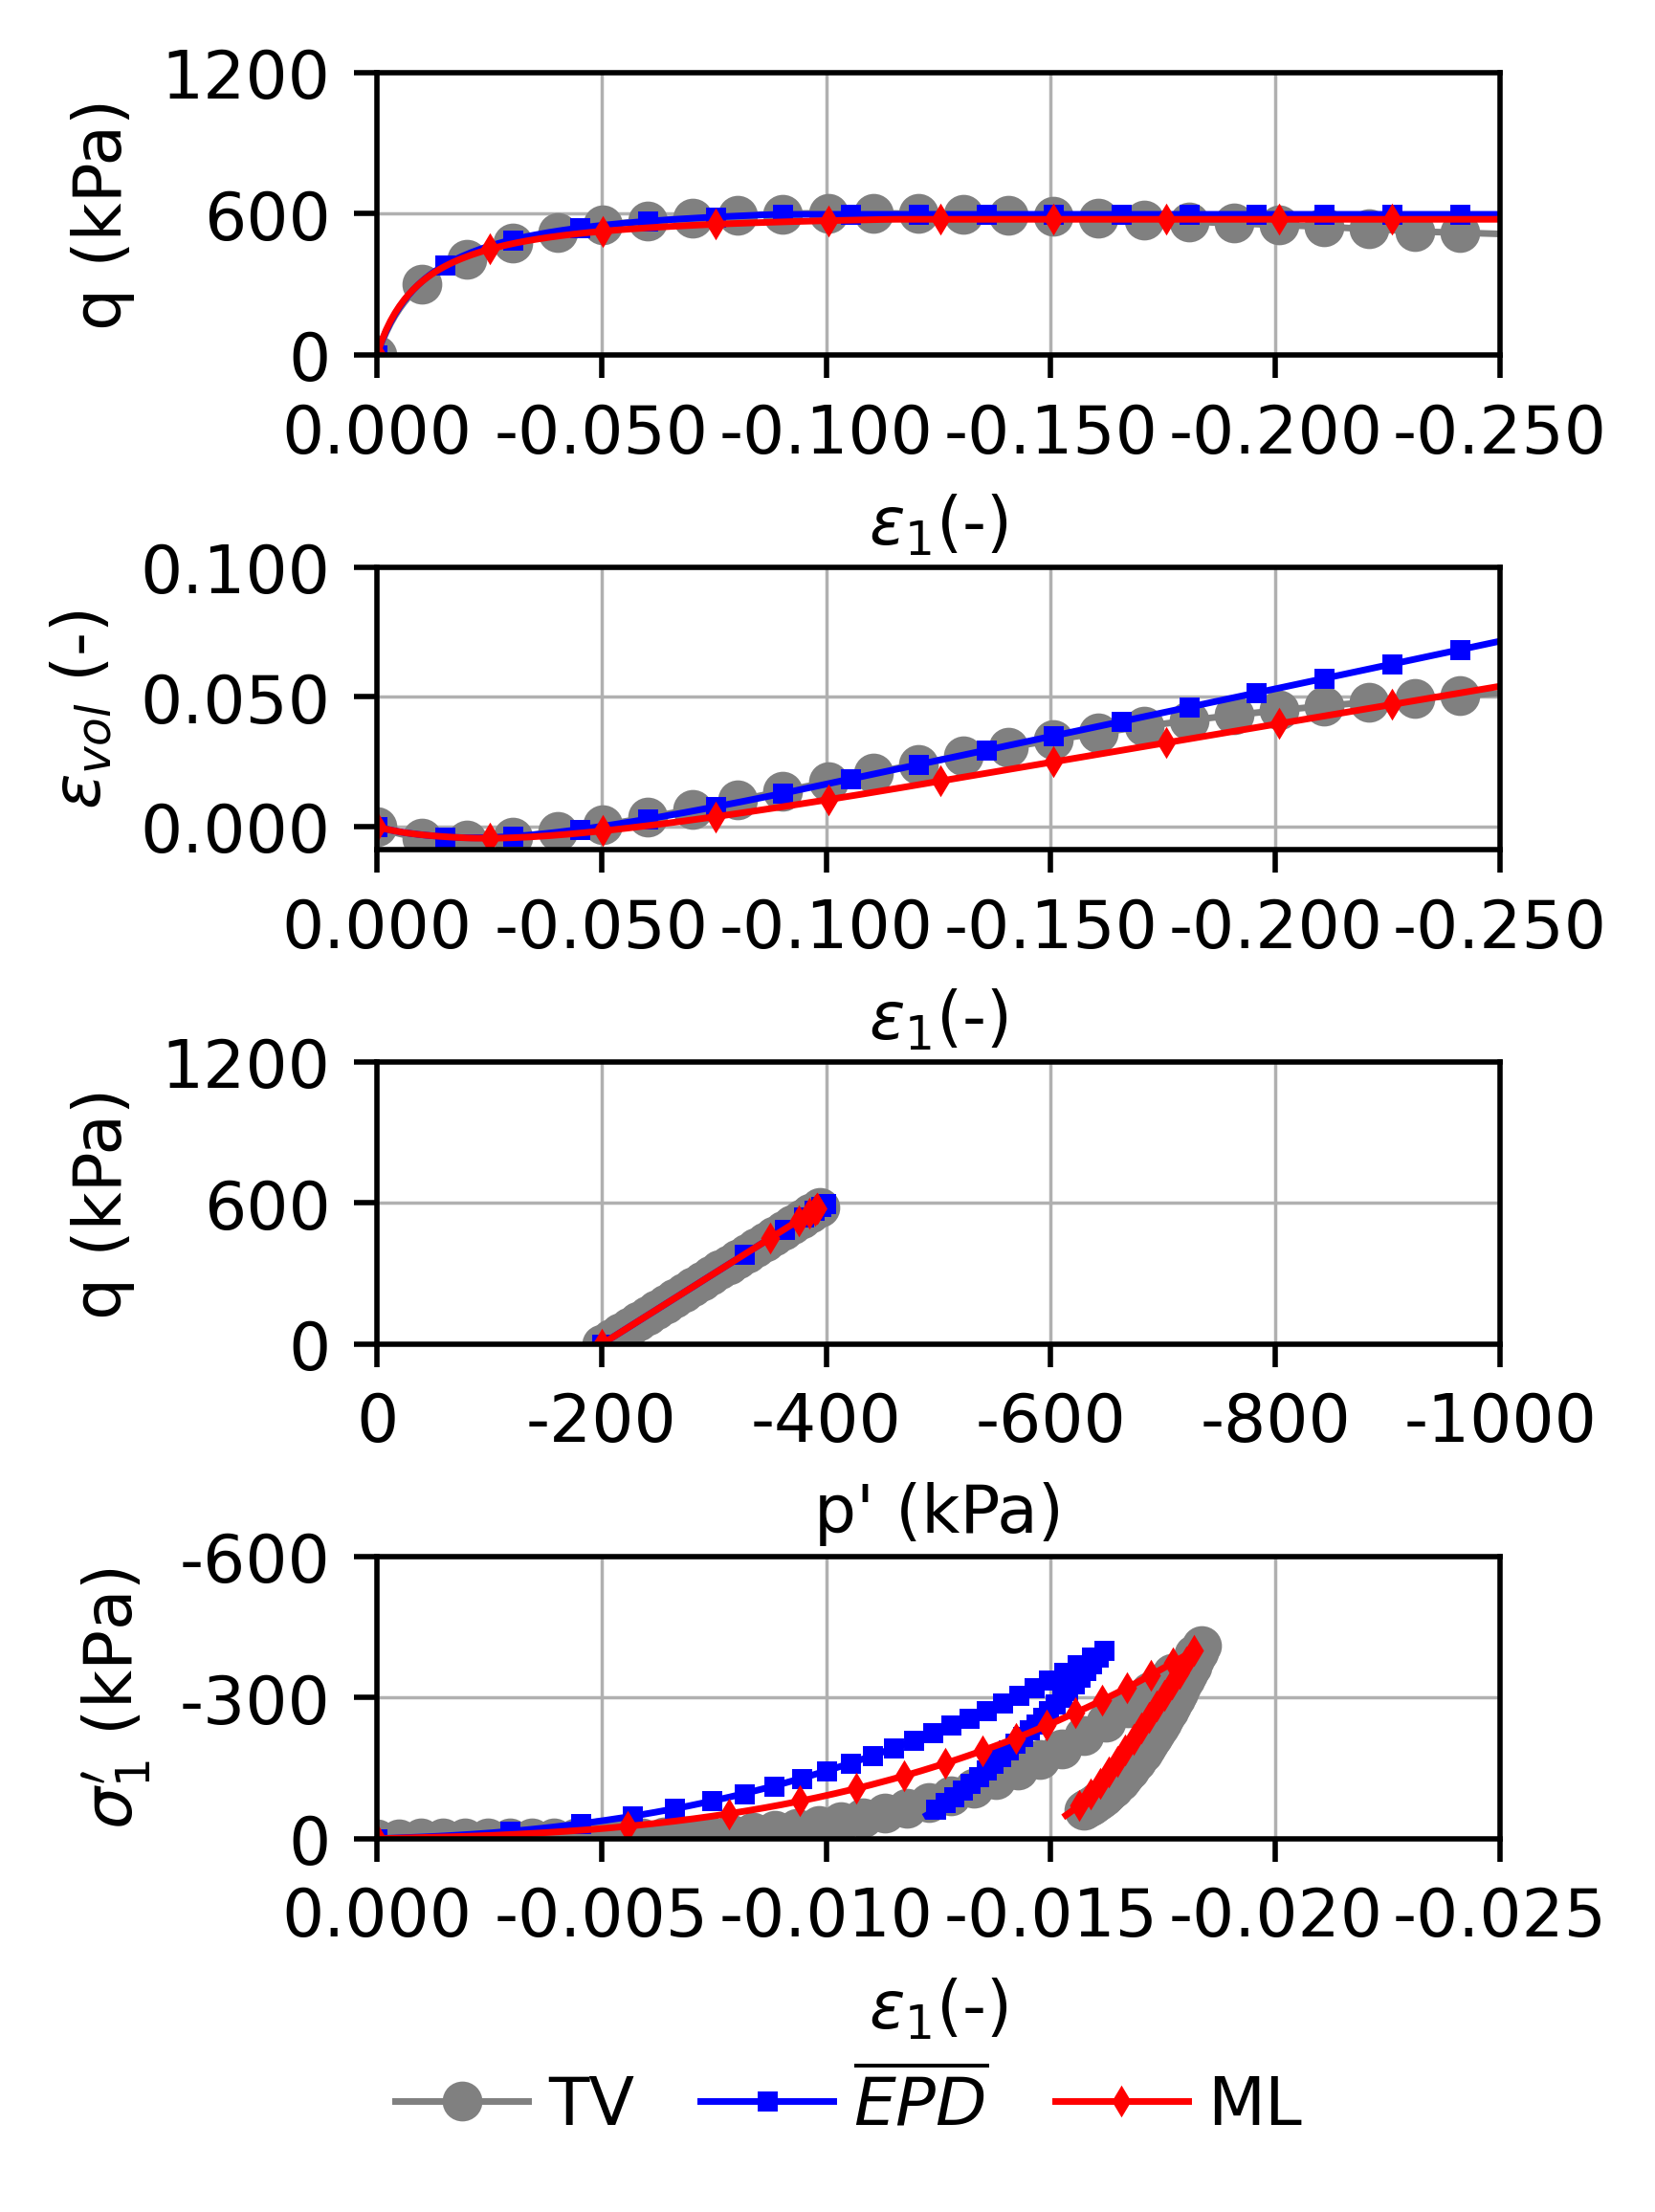
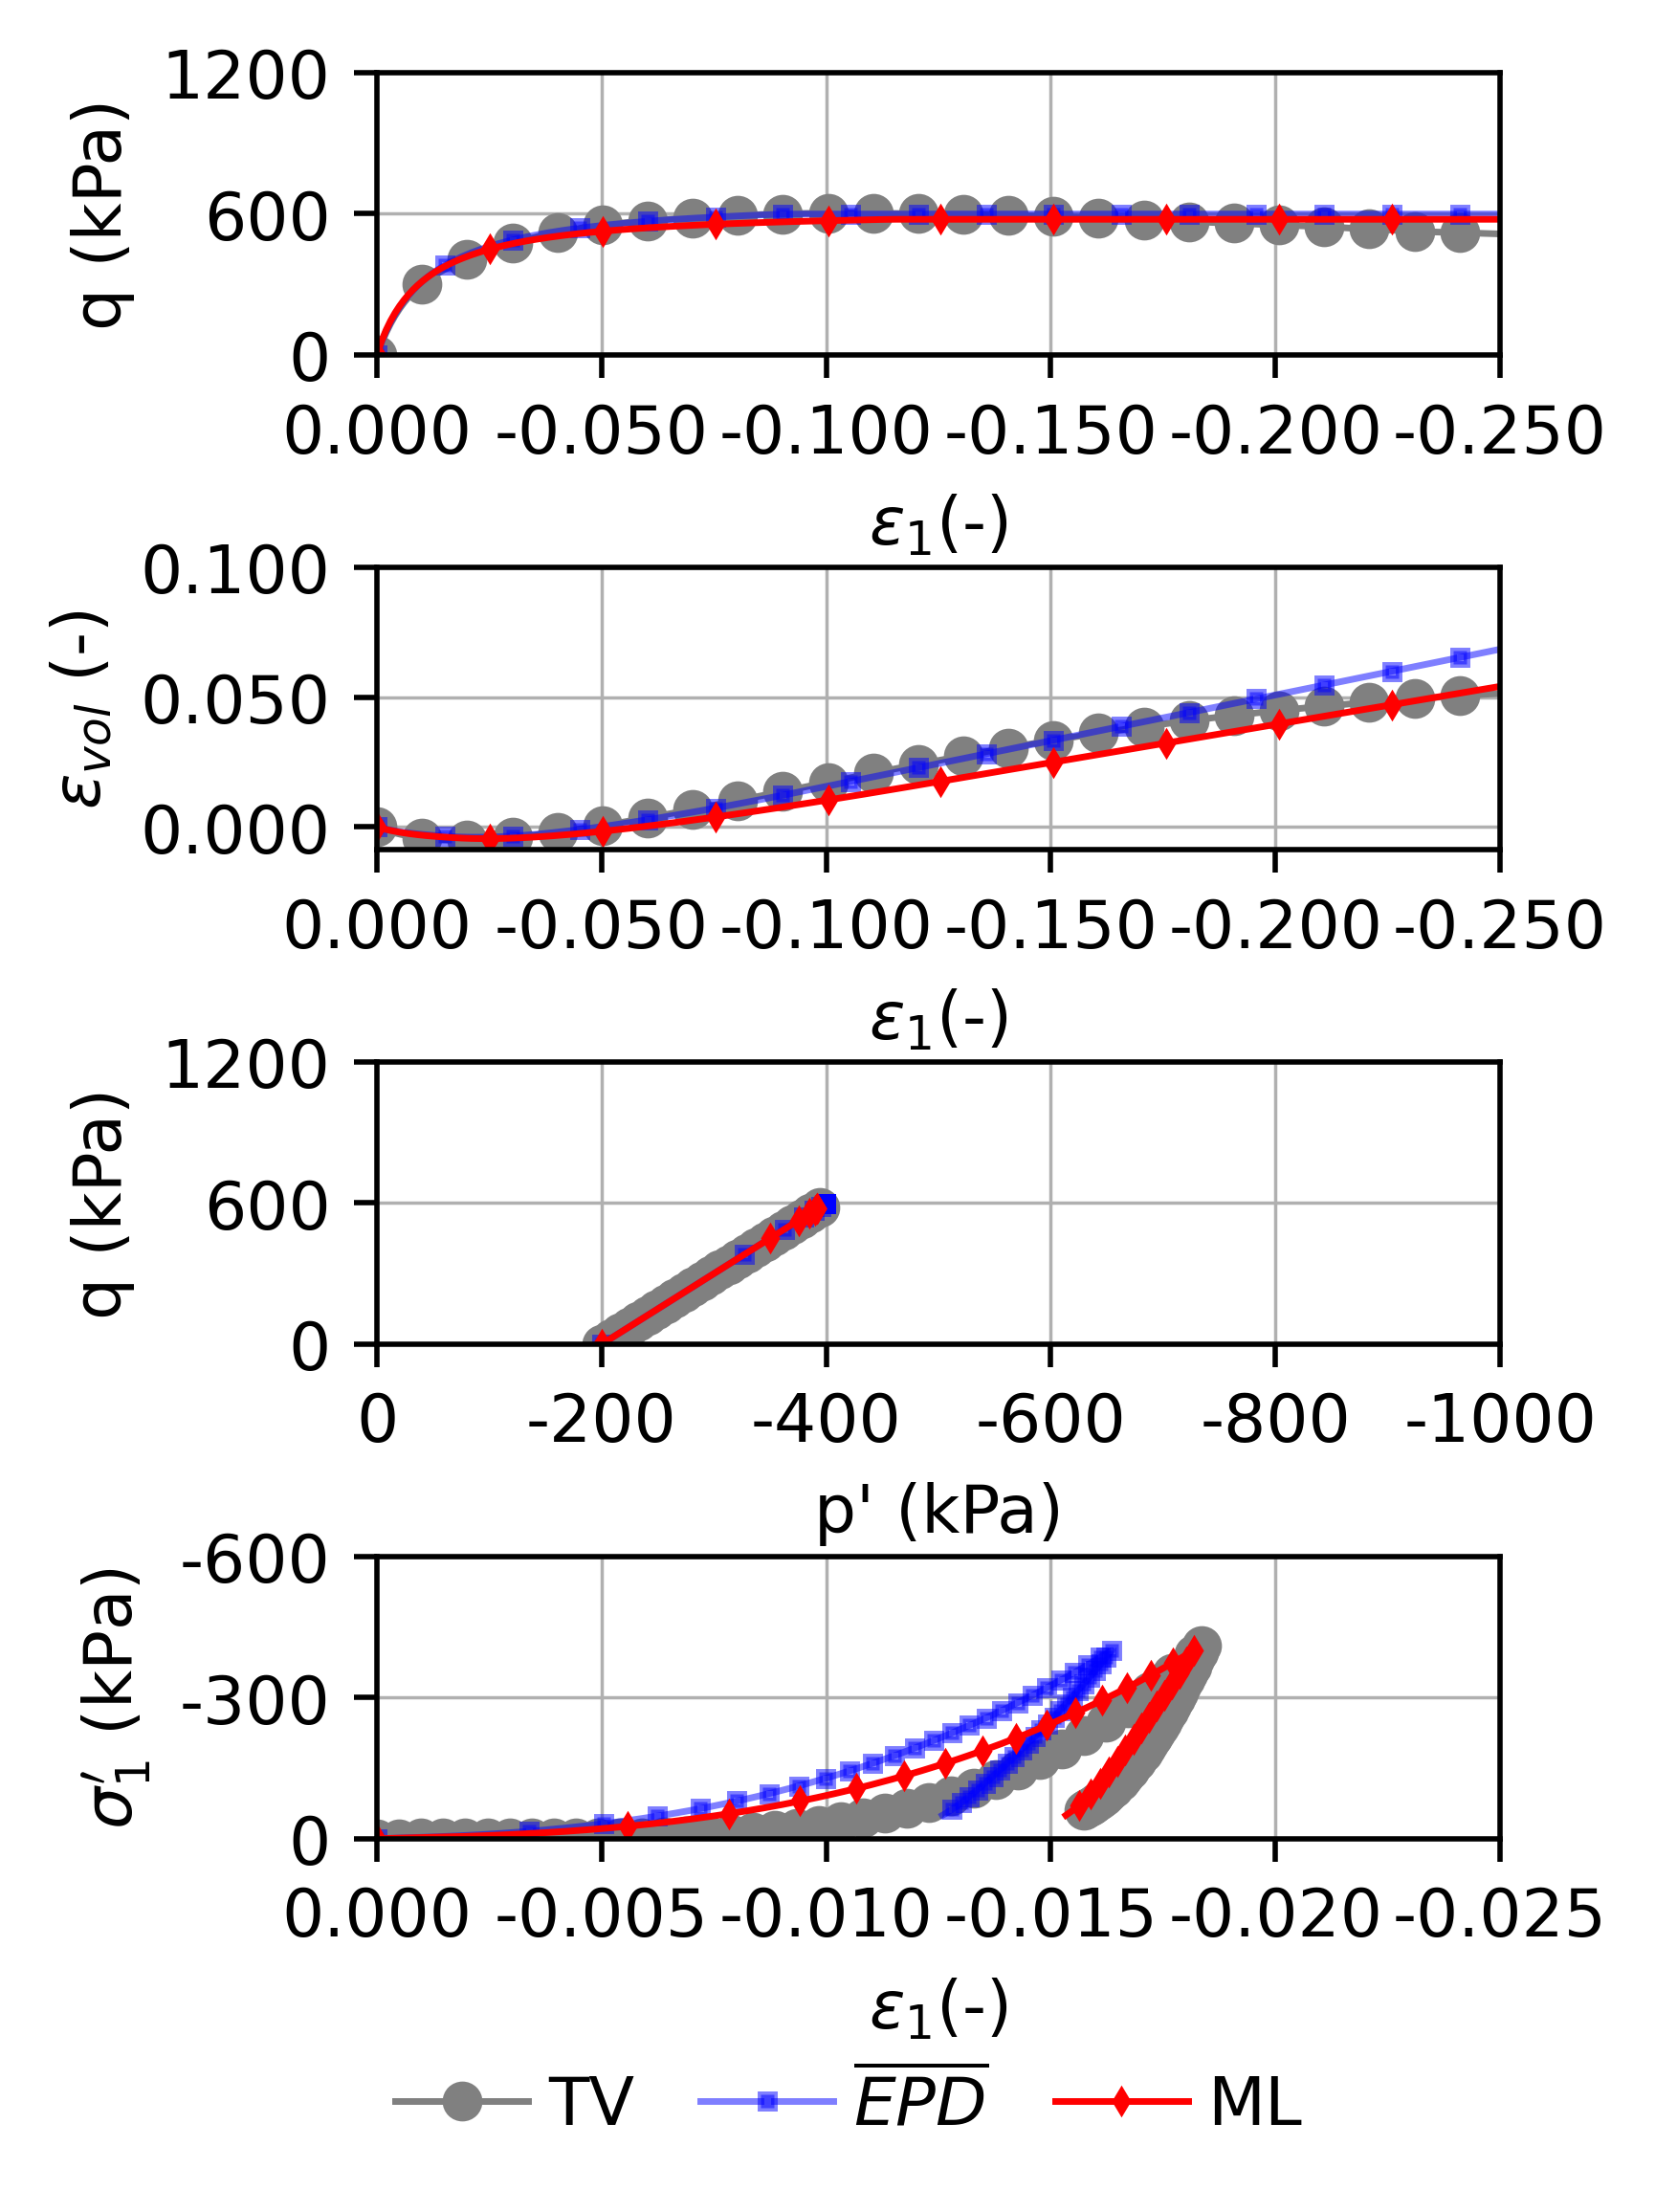
The notebook cell's code change between the first figure and the second:
--- before
+++ after
@@ -1,4 +1,5 @@
 folders = ['02_rawdata_interpolated\\', '12_EPD\\', '10_MachineLearning\\']
 labels = ['TV','$\\overline{EPD}$','ML',]
+alphas = [1, 0.5, 1.0]
 
 for k, example in enumerate(examples):
@@ -14,5 +15,5 @@
             y = np.array(y)
 
-            axs[j].plot(x, y, marker=markers[i], color=colors[i], label=labels[i], linewidth=1, markersize=markersizes[i], markevery=markeverys[i])
+            axs[j].plot(x, y, marker=markers[i], color=colors[i], label=labels[i], linewidth=1, markersize=markersizes[i], markevery=markeverys[i], alpha=alphas[i]) 
             axs[j].grid(True, linewidth=0.5)
             axs[j].xaxis.set_major_formatter(ticker.FormatStrFormatter('%.3f'))

Commit: update